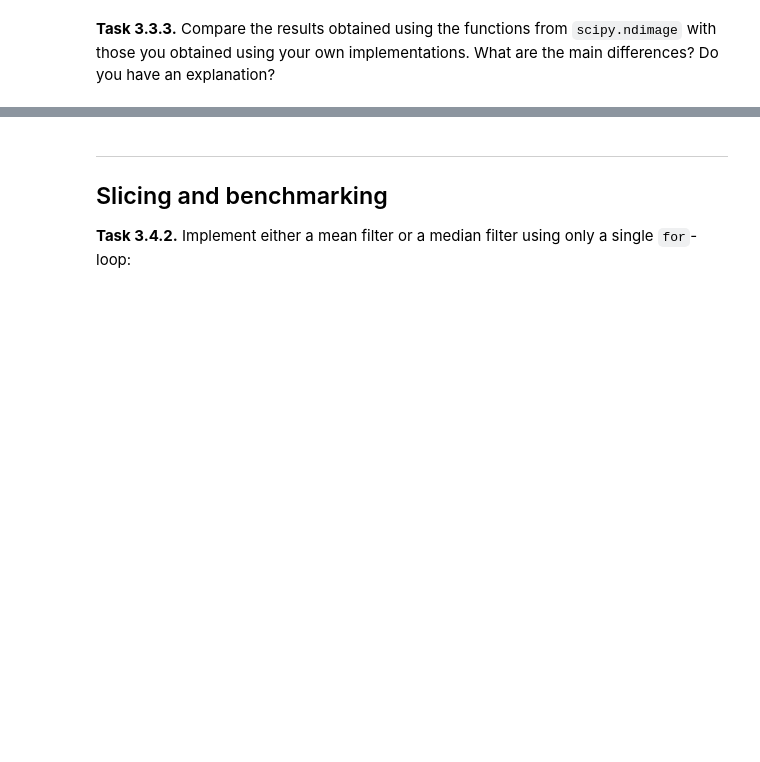
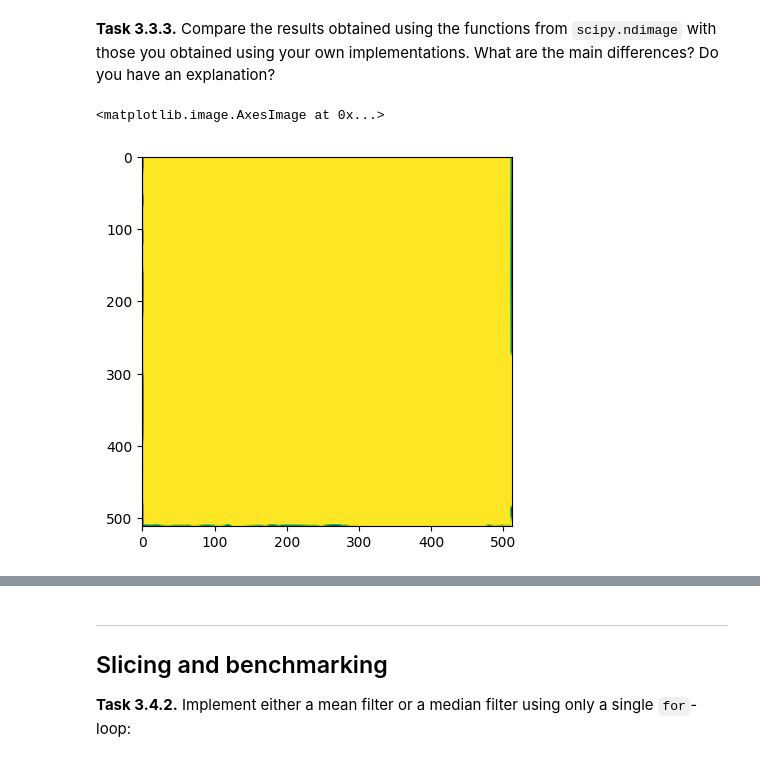
Before and after one commit to evgr5/mobi-fs3-python, a Jupyter notebook: task3.ipynb, the cells around one changed output, grey strips where cells are left out. Drawn from its saved outputs; the diff is of its cells as text; code cells hidden in the pictures; blank space fills up the shorter version.

```diff
--- a/task3.ipynb
+++ b/task3.ipynb
@@ -112,2 +127,7 @@ import scipy.ndimage
 # %% [markdown]
 **<a id="#">Task 3.3.3.</a>** Compare the results obtained using the functions from `scipy.ndimage` with those you obtained using your own implementations. What are the main differences? Do you have an explanation?
+# %%
+plt.imshow(meanfilter(ast, 5) - scipy.ndimage.uniform_filter(ast, 5))
+# %% [output]
+<matplotlib.image.AxesImage at 0x...>
+[figure, added]
```
Also changed, not shown: parts of 7 cells of this notebook.
